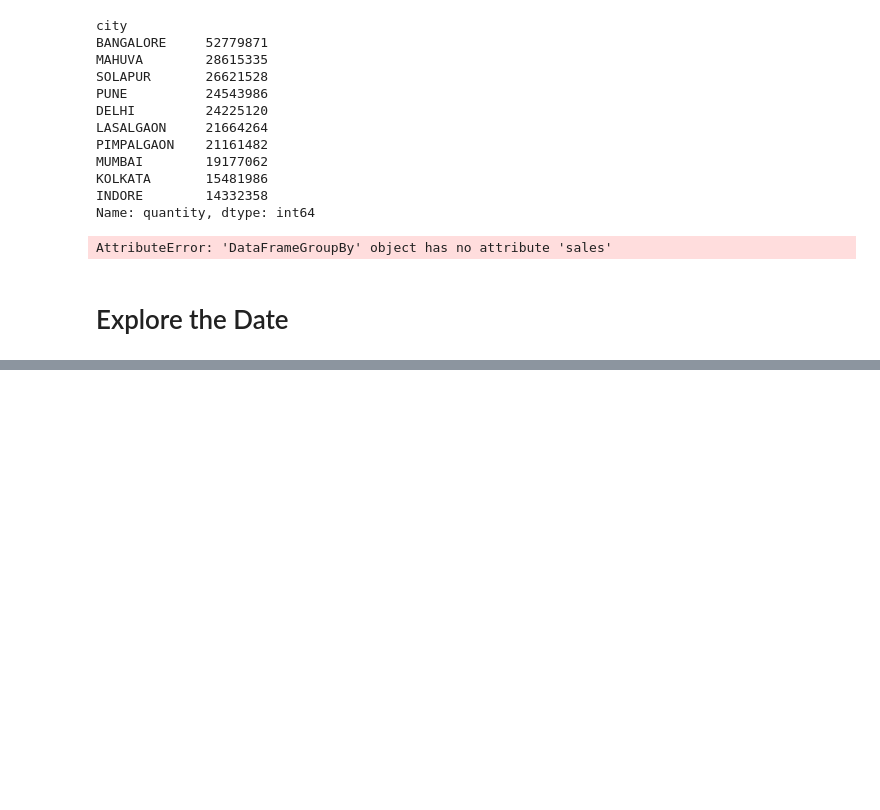
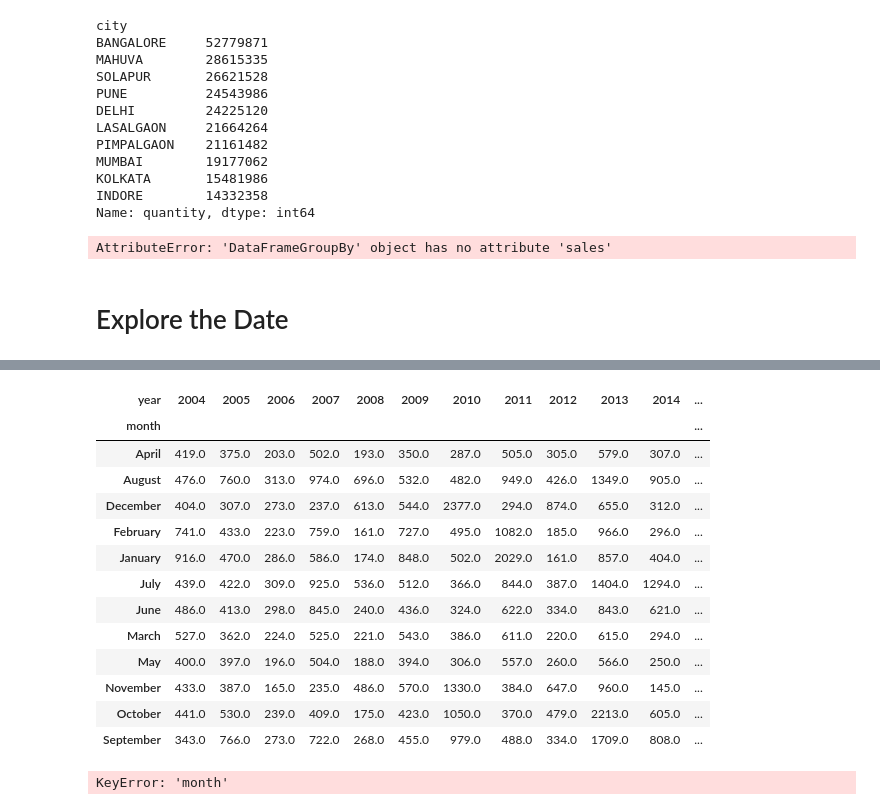
Before and after one commit to akshar/art-data-science, a Jupyter notebook: notebook/onion/onion_practice.ipynb, the cells around one changed output, grey strips where cells are left out. Saved outputs shown, nothing was run; the diff lists cells and outputs as text; code cells hidden in the pictures; blank space fills up the shorter version.

```diff
--- a/notebook/onion/onion_practice.ipynb
+++ b/notebook/onion/onion_practice.ipynb
@@ -463,0 +476,23 @@ AttributeError: 'DataFrameGroupBy' object has no attribute 'sales'
+# %%
+dfBangPivot = pd.pivot_table(bangData, index = 'month', columns = 'year', values='priceMin')
+# %%
+dfBangPivot
+# %% [output]
+| year | 2004 | 2005 | 2006 | 2007 | 2008 | 2009 | 2010 | 2011 | 2012 | 2013 | 2014 | ... |
+| month |  |  |  |  |  |  |  |  |  |  |  | ... |
+| April | 419.0 | 375.0 | 203.0 | 502.0 | 193.0 | 350.0 | 287.0 | 505.0 | 305.0 | 579.0 | 307.0 | ... |
+| August | 476.0 | 760.0 | 313.0 | 974.0 | 696.0 | 532.0 | 482.0 | 949.0 | 426.0 | 1349.0 | 905.0 | ... |
+| December | 404.0 | 307.0 | 273.0 | 237.0 | 613.0 | 544.0 | 2377.0 | 294.0 | 874.0 | 655.0 | 312.0 | ... |
+| February | 741.0 | 433.0 | 223.0 | 759.0 | 161.0 | 727.0 | 495.0 | 1082.0 | 185.0 | 966.0 | 296.0 | ... |
+| January | 916.0 | 470.0 | 286.0 | 586.0 | 174.0 | 848.0 | 502.0 | 2029.0 | 161.0 | 857.0 | 404.0 | ... |
+| July | 439.0 | 422.0 | 309.0 | 925.0 | 536.0 | 512.0 | 366.0 | 844.0 | 387.0 | 1404.0 | 1294.0 | ... |
+| June | 486.0 | 413.0 | 298.0 | 845.0 | 240.0 | 436.0 | 324.0 | 622.0 | 334.0 | 843.0 | 621.0 | ... |
+| March | 527.0 | 362.0 | 224.0 | 525.0 | 221.0 | 543.0 | 386.0 | 611.0 | 220.0 | 615.0 | 294.0 | ... |
+| May | 400.0 | 397.0 | 196.0 | 504.0 | 188.0 | 394.0 | 306.0 | 557.0 | 260.0 | 566.0 | 250.0 | ... |
+| November | 433.0 | 387.0 | 165.0 | 235.0 | 486.0 | 570.0 | 1330.0 | 384.0 | 647.0 | 960.0 | 145.0 | ... |
+| October | 441.0 | 530.0 | 239.0 | 409.0 | 175.0 | 423.0 | 1050.0 | 370.0 | 479.0 | 2213.0 | 605.0 | ... |
+| September | 343.0 | 766.0 | 273.0 | 722.0 | 268.0 | 455.0 | 979.0 | 488.0 | 334.0 | 1709.0 | 808.0 | ... |
+# %%
+dfBangPivot.plot(kind="bar", x="month", y="year")
+# %% [output]
+KeyError: 'month'
```
Also changed, not shown: parts of 19 cells of this notebook.
